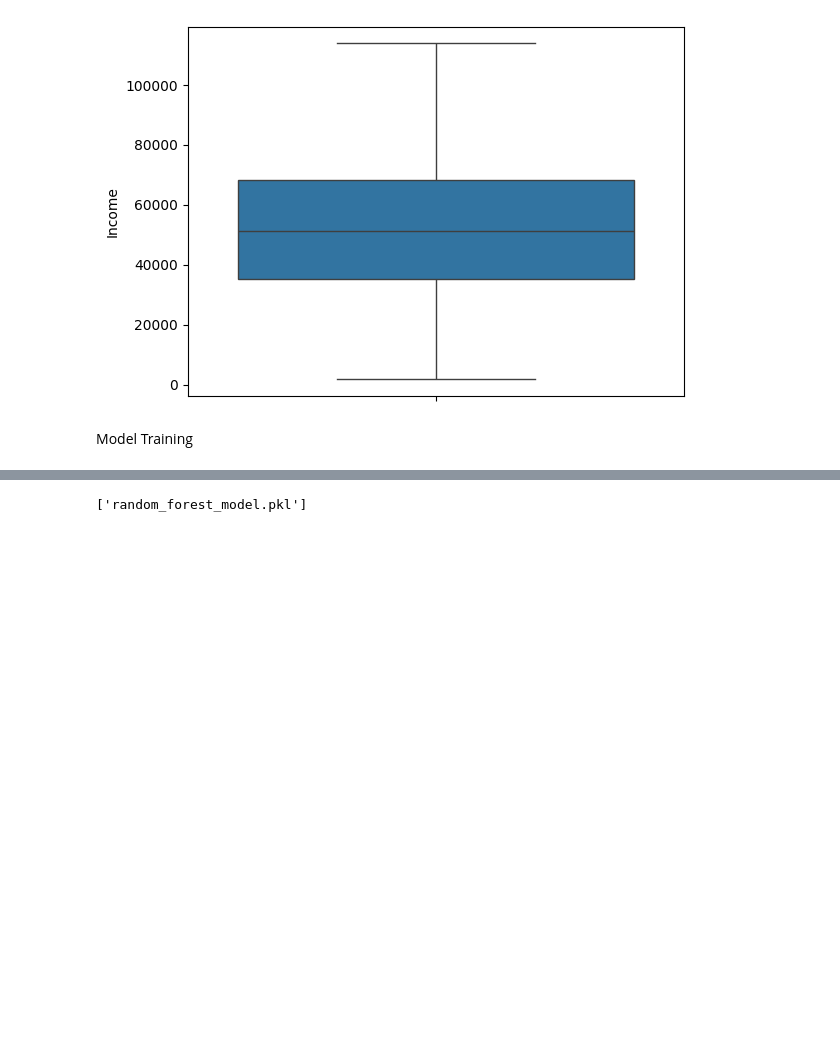
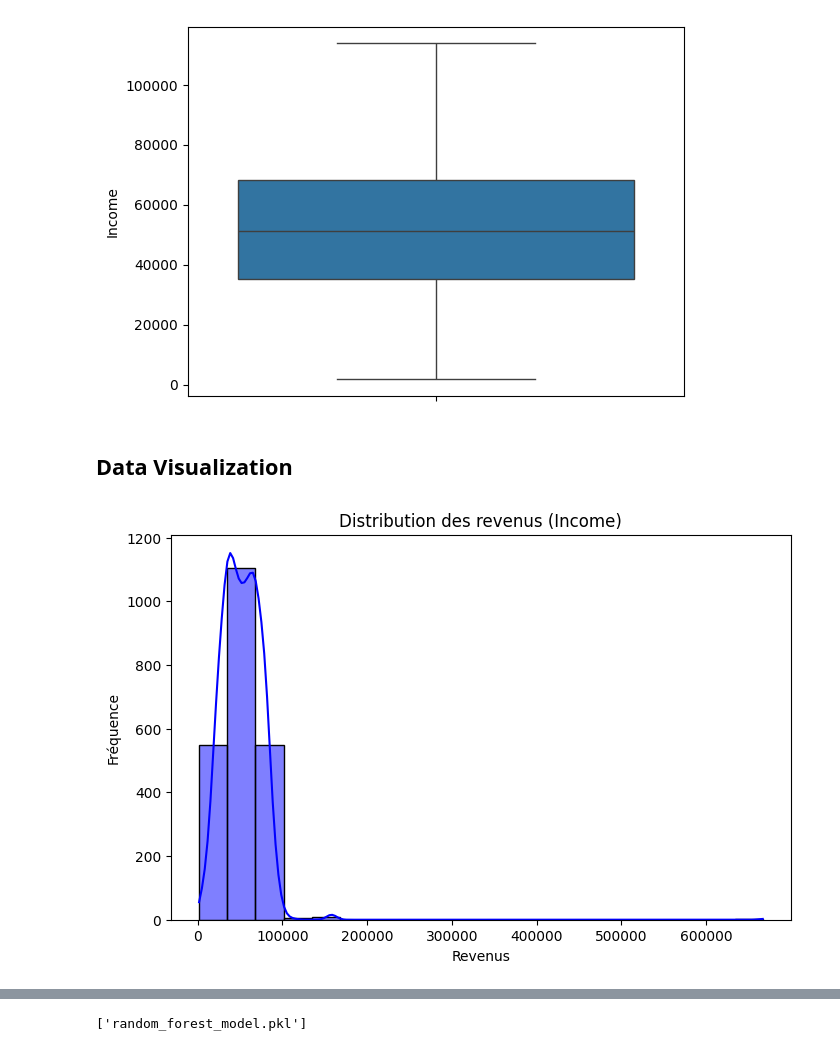
Before and after one commit to AbdessamadTzn/Data-HackathonMD4, a Jupyter notebook: main.ipynb, the cells around one changed output, grey strips where cells are left out. Cells and saved outputs as stored; diff of their text form; code cells hidden in the pictures; blank space fills up the shorter version.

Commit message:
Notebook for (EDA-Model Training)

```diff
--- a/main.ipynb
+++ b/main.ipynb
@@ -259,5 +268,15 @@ sns.boxplot(df['Income'])
 # %% [output]
 <Axes: ylabel='Income'>
 [figure]
-# %% [markdown]
-Model Training
+# %% [markdown]
+## <a id='data-visualization'></a>**Data Visualization**
+# %%
+# Histogramme
+plt.figure(figsize=(8, 5))
+sns.histplot(data=df, x='Income', bins=20, kde=True, color='blue')
+plt.title("Distribution des revenus (Income)")
+plt.xlabel("Revenus")
+plt.ylabel("Fréquence")
+plt.show()
+# %% [output]
+[figure, added]
```
Also changed, not shown: parts of 20 cells of this notebook.
